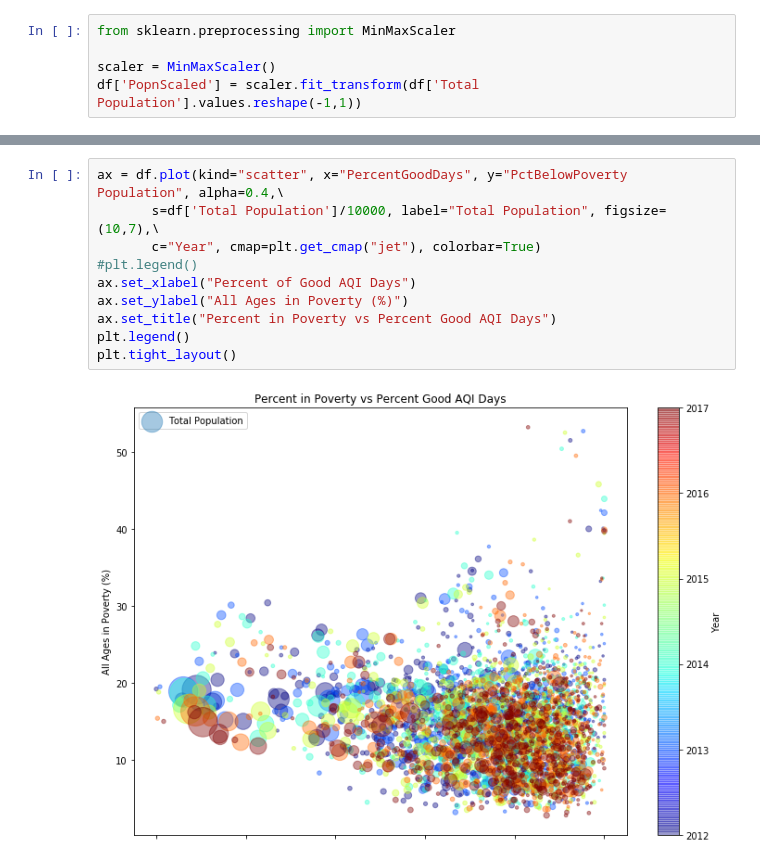
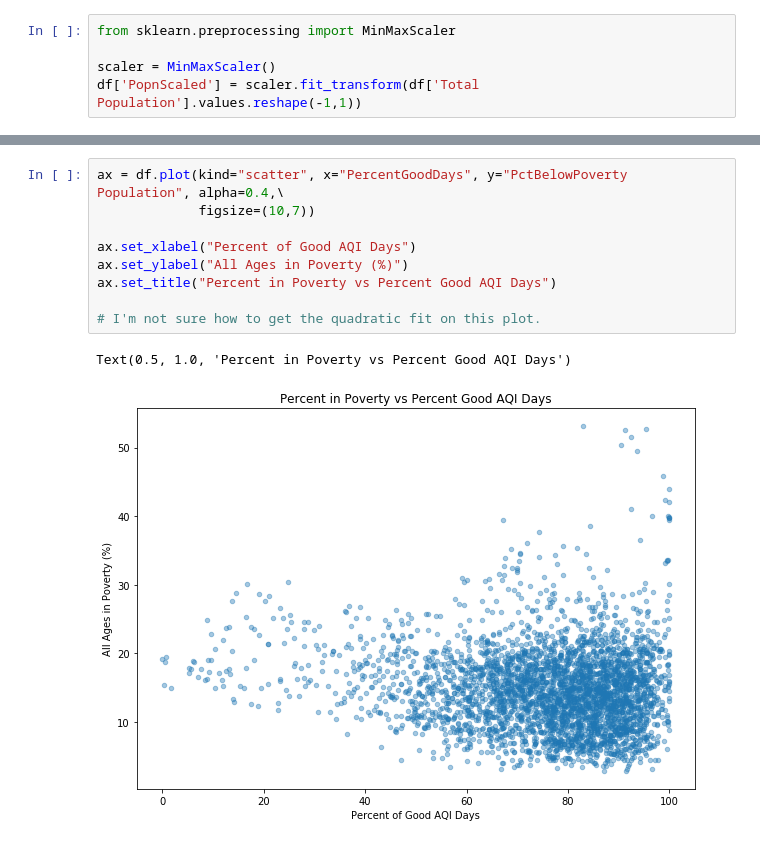
Before and after one commit to dkloepper/project-one, a Jupyter notebook: multipleregression.ipynb, the cells around one changed output, grey strips where cells are left out. Cells and saved outputs as stored; diff of their text form.

```diff
--- a/multipleregression.ipynb
+++ b/multipleregression.ipynb
@@ -406,13 +410,13 @@ Warnings:
 strong multicollinearity or other numerical problems.
 # %%
 ax = df.plot(kind="scatter", x="PercentGoodDays", y="PctBelowPoverty Population", alpha=0.4,\
-       s=df['Total Population']/10000, label="Total Population", figsize=(10,7),\
-       c="Year", cmap=plt.get_cmap("jet"), colorbar=True)
-#plt.legend()
+             figsize=(10,7))
+
 ax.set_xlabel("Percent of Good AQI Days")
 ax.set_ylabel("All Ages in Poverty (%)")
 ax.set_title("Percent in Poverty vs Percent Good AQI Days")
-plt.legend()
-plt.tight_layout()
+
+# I'm not sure how to get the quadratic fit on this plot.
 # %% [output]
+Text(0.5, 1.0, 'Percent in Poverty vs Percent Good AQI Days')
-[figure, old version]
+[figure, new version]
```
Also changed, not shown: parts of 6 cells of this notebook.
